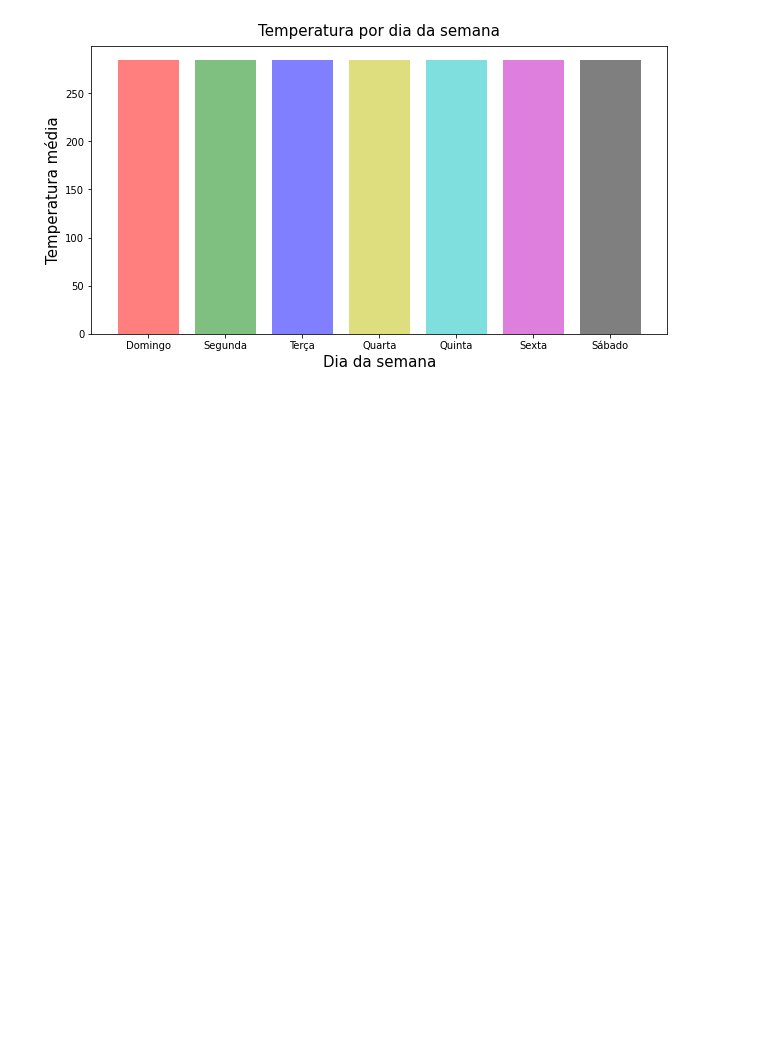
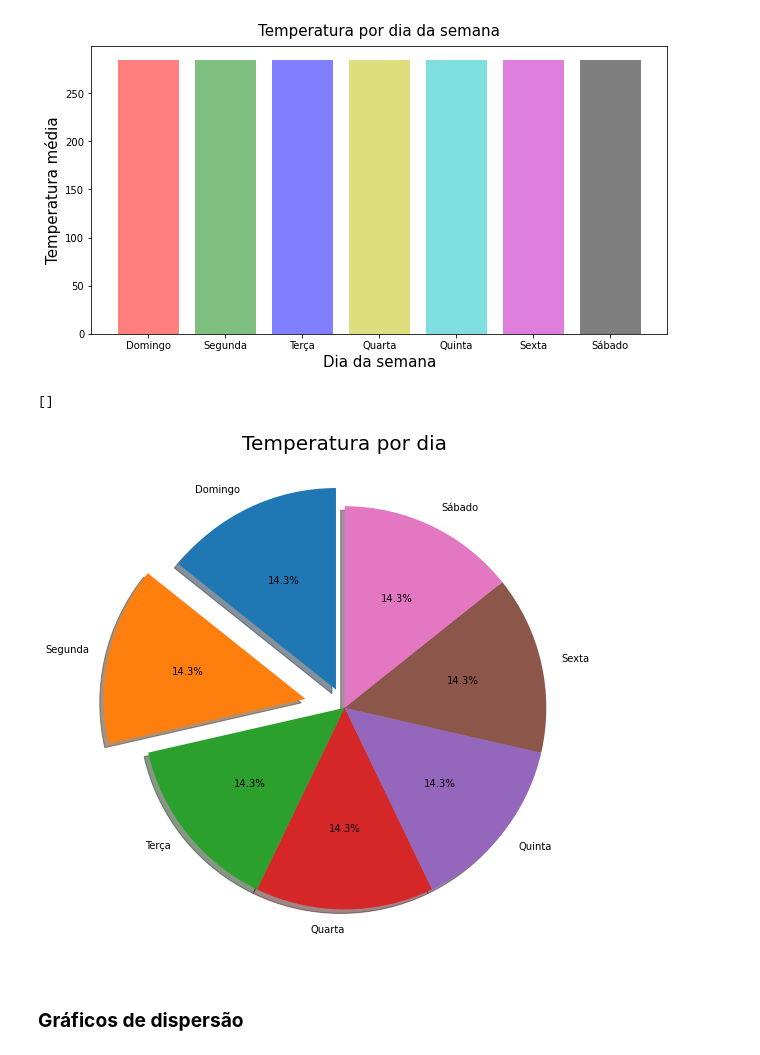
Before and after one commit to Marcus-Bernard0/data_science_alura, a Jupyter notebook: 10 - Visualização com matplotlib/Projeto.ipynb, the cells around one changed output. Saved outputs shown, nothing was run; the diff lists cells and outputs as text; code cells hidden in the pictures; blank space fills up the shorter version.

```diff
--- a/10 - Visualização com matplotlib/Projeto.ipynb
+++ b/10 - Visualização com matplotlib/Projeto.ipynb
@@ -348,3 +340,18 @@ plt.plot()
 # %% [output]
 []
 [figure]
+# %%
+fig = plt.figure(figsize = (10, 7))
+eixo = fig.add_axes([0,0,1,1])
+
+explodir = [0.1,0.2,0,0,0,0,0]
+
+eixo.pie(dfTemperatura_dia, labels = dfTemperatura_dia.index, autopct = '%.1f%%', explode=explodir, shadow = True, startangle = 90)
+
+eixo.set_title("Temperatura por dia", fontsize = 20)
+plt.plot()
+# %% [output]
+[]
+[figure, added]
+# %% [markdown]
+### __Gráficos de dispersão__
```
Also changed, not shown: parts of 6 cells of this notebook.
